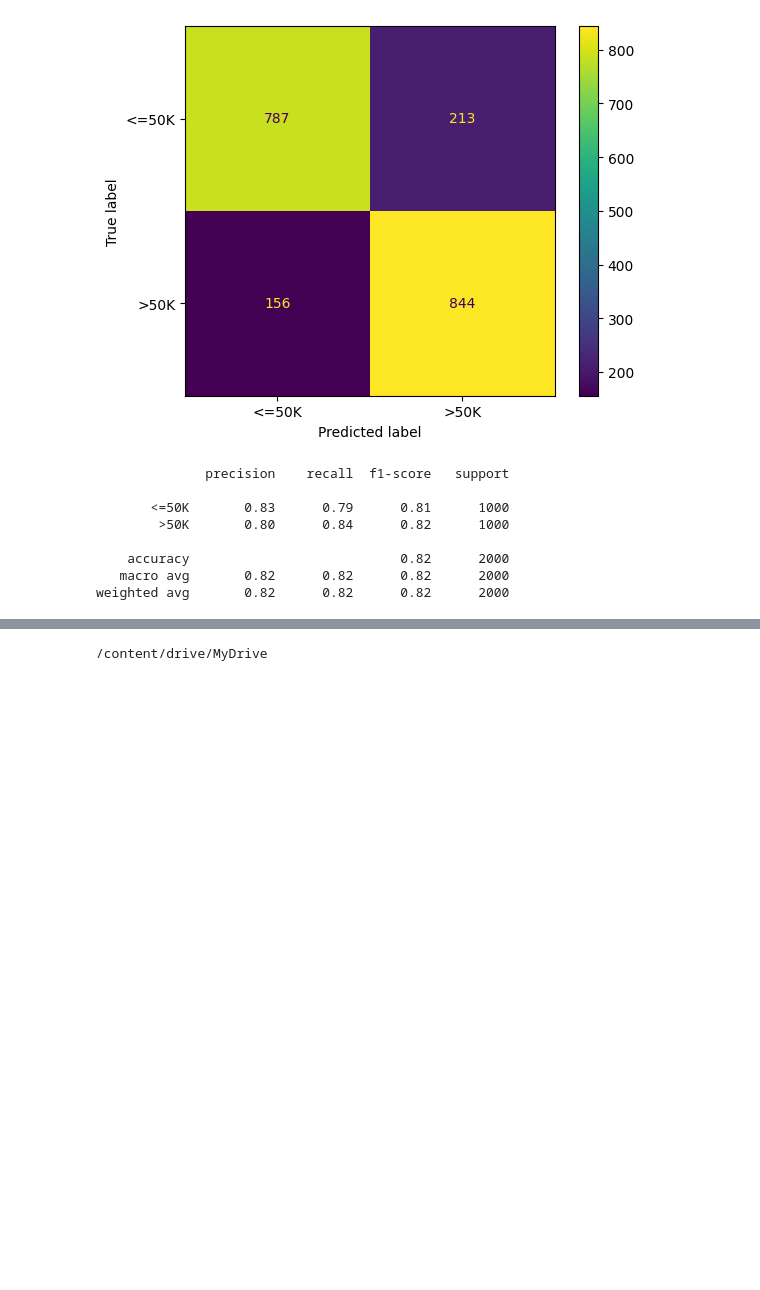
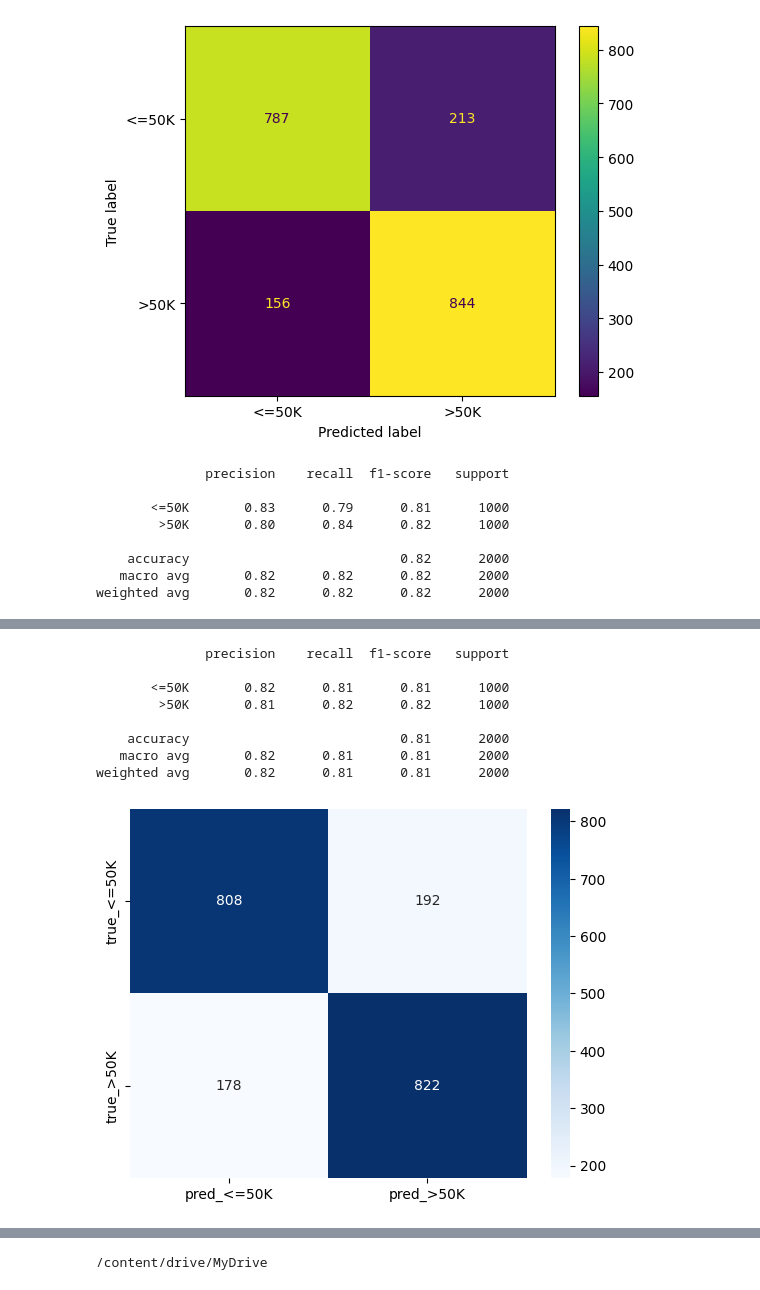
Before and after one commit to ArunKrishnan09/dl-survey-live-lab-2025, a Jupyter notebook: notebooks/01_baseline_random_forest_gradio.ipynb, the cells around one changed output, grey strips where cells are left out. Drawn from its saved outputs; the diff is of its cells as text; code cells hidden in the pictures; blank space fills up the shorter version.

```diff
--- a/notebooks/01_baseline_random_forest_gradio.ipynb
+++ b/notebooks/01_baseline_random_forest_gradio.ipynb
@@ -1011,0 +1032,32 @@ weighted avg       0.82      0.82      0.82      2000
+# %%
+param_dist = {
+    "n_estimators": randint(50, 300),
+    "max_depth": [None, 10, 20, 30],
+    "min_samples_split": randint(2, 10)
+}
+
+# GridSearch (small grid)
+param_grid = {
+    "n_estimators": [50, 100, 200],
+    "max_depth": [None, 10, 20],
+}
+
+grid = GridSearchCV(RandomForestClassifier(random_state=42),
+                    param_grid, cv=3, scoring="accuracy", n_jobs=-1)
+
+random_search = RandomizedSearchCV(RandomForestClassifier(random_state=42),
+                                   param_dist, n_iter=10, cv=3,
+                                   scoring="accuracy", n_jobs=-1,
+                                   random_state=42)
+
+print("Running GridSearchCV...")
+grid.fit(X_train_svm, y_train_svm)
+
+print("Running RandomizedSearchCV...")
+random_search.fit(X_train_svm, y_train_svm)
+
+print("Best params (GridSearch):", grid.best_params_)
+print("Best score (GridSearch):", round(grid.best_score_, 4))
+
+print("Best params (RandomizedSearch):", random_search.best_params_)
+print("Best score (RandomizedSearch):", round(random_search.best_score_, 4))
@@ -1012,3 +1071,25 @@ weighted avg       0.82      0.82      0.82      2000
+# %%
+rf_smalli = RandomForestClassifier(n_estimators=121, max_depth = 20, min_samples_split = 4, random_state=42)
+rf_smalli.fit(X_train_svm, y_train_svm)
+
+y_pred = rf_smalli.predict(X_test_svm)
+print(classification_report(y_test_svm, y_pred))
+
+cm = confusion_matrix(y_test_svm, y_pred, labels=rf.classes_)
+sns.heatmap(pd.DataFrame(cm, index=[f"true_{c}" for c in rf_smalli.classes_],
+                            columns=[f"pred_{c}" for c in rf_smalli.classes_]),
+            annot=True, fmt="d", cmap="Blues")
+plt.show()
+# %% [output]
+              precision    recall  f1-score   support
+
+       <=50K       0.82      0.81      0.81      1000
+        >50K       0.81      0.82      0.82      1000
+
+    accuracy                           0.81      2000
+   macro avg       0.82      0.81      0.81      2000
+weighted avg       0.82      0.81      0.81      2000
+[figure, added]
 # %%
 from google.colab import drive
 drive.mount('/content/drive') # Mount your drive
```
Also changed, not shown: parts of 12 cells of this notebook.
